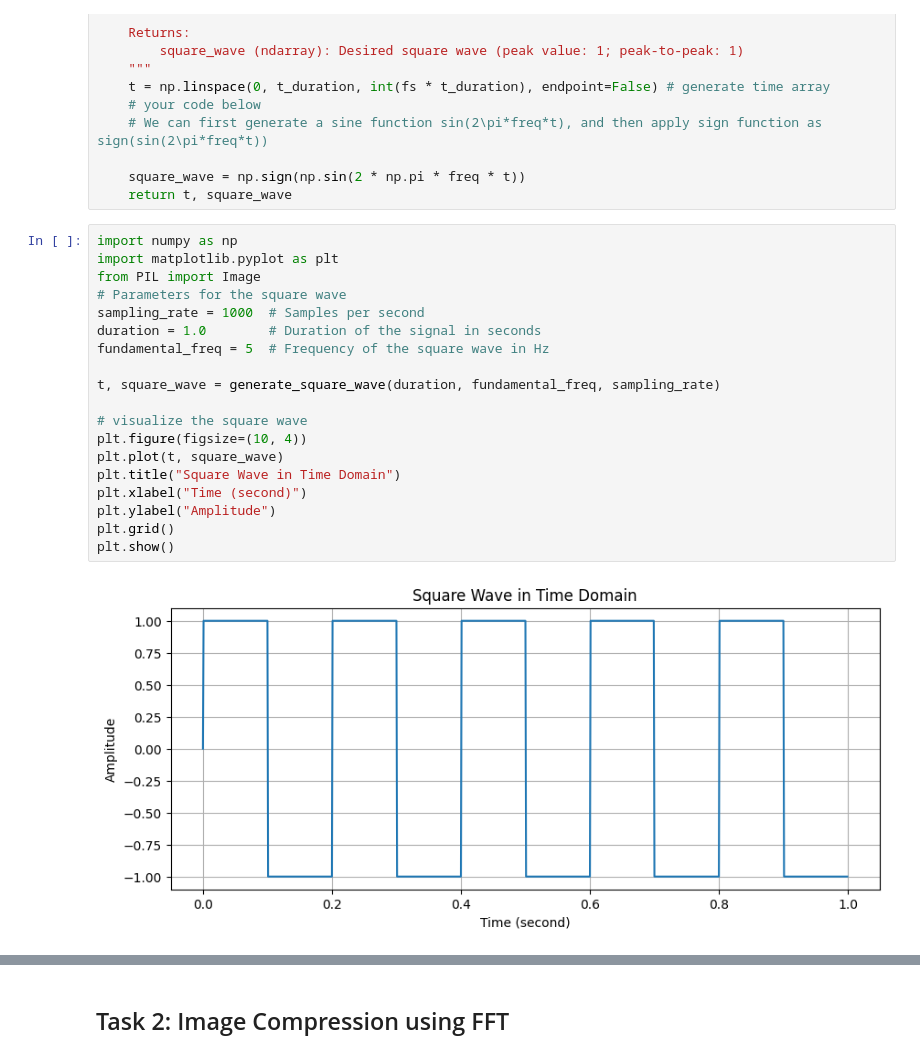
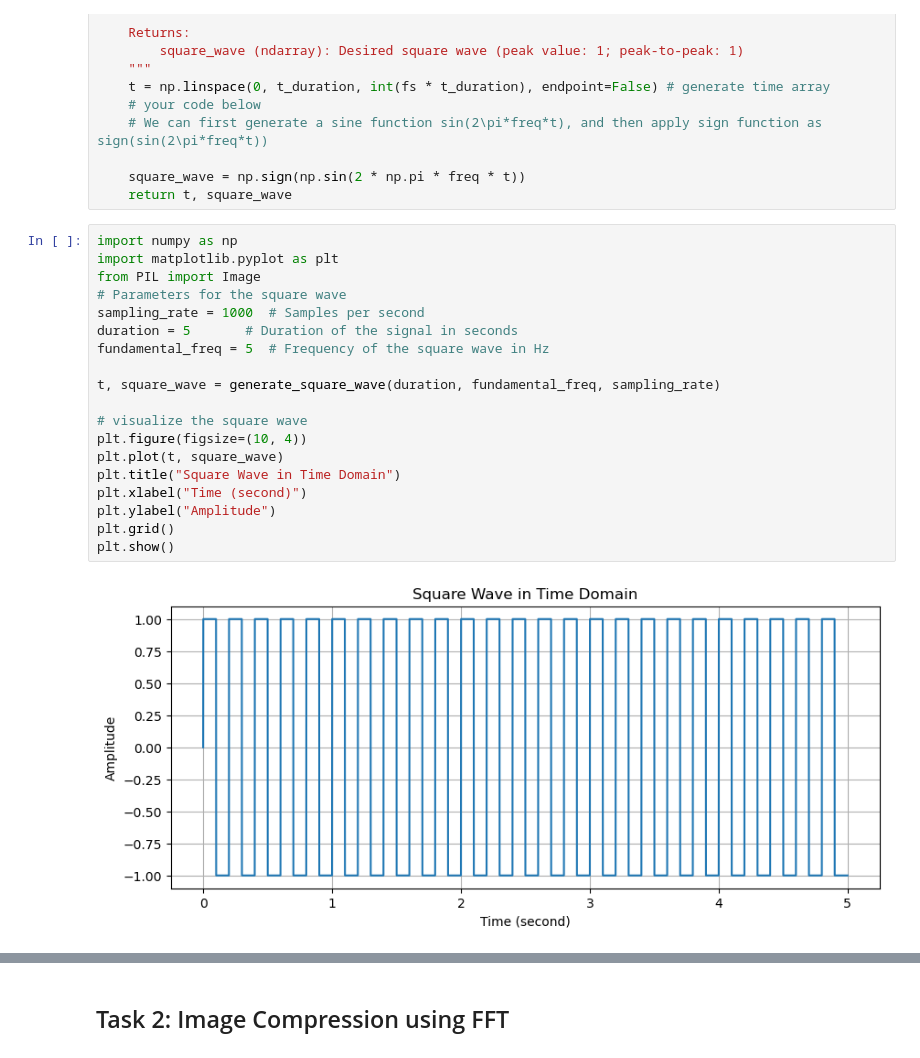
Before and after one commit to tonyechen/TECHIN_513, a Jupyter notebook: lab3/lab 3_starter_code.ipynb, the cells around one changed output, grey strips where cells are left out. Saved outputs shown, nothing was run; the diff lists cells and outputs as text.

```diff
--- a/lab3/lab 3_starter_code.ipynb
+++ b/lab3/lab 3_starter_code.ipynb
@@ -32,24 +32,24 @@ def generate_square_wave(t_duration, freq, fs):
 # %%
 import numpy as np
 import matplotlib.pyplot as plt
 from PIL import Image
 # Parameters for the square wave
 sampling_rate = 1000  # Samples per second
-duration = 1.0        # Duration of the signal in seconds
+duration = 5       # Duration of the signal in seconds
 fundamental_freq = 5  # Frequency of the square wave in Hz
 
 t, square_wave = generate_square_wave(duration, fundamental_freq, sampling_rate)
 
 # visualize the square wave
 plt.figure(figsize=(10, 4))
 plt.plot(t, square_wave)
 plt.title("Square Wave in Time Domain")
 plt.xlabel("Time (second)")
 plt.ylabel("Amplitude")
 plt.grid()
 plt.show()
 # %% [output]
-[figure, old version]
+[figure, new version]
 # %%
 
 # Compute the DFT using numpy.fft.fft
```
Also changed, not shown: parts of 11 cells of this notebook.
